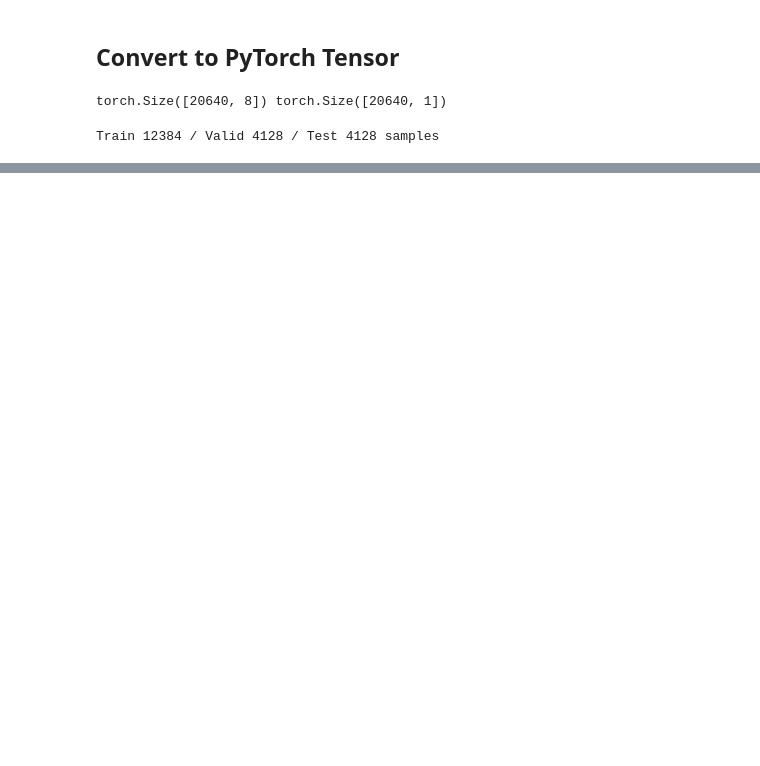
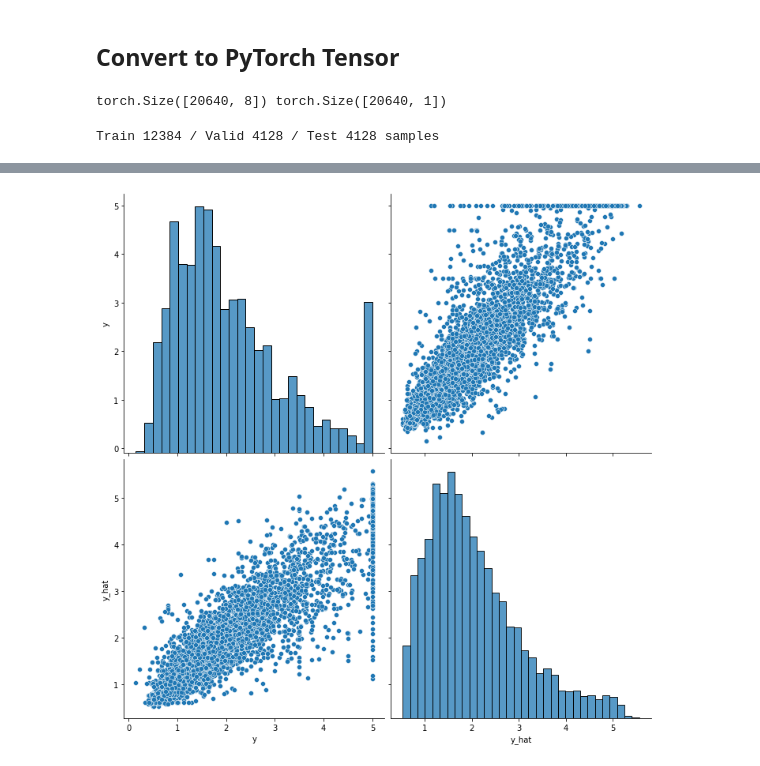
Before and after one commit to OfficialSeonyeong/TIL, a Jupyter notebook: 수료후데이터분석공부/처음부터 시작하는 딥러닝 유치원/Part 13 - 01. split_dataset.ipynb, the cells around one changed output, grey strips where cells are left out. Saved outputs shown, nothing was run; the diff lists cells and outputs as text; code cells hidden in the pictures; blank space fills up the shorter version.

```diff
--- a/수료후데이터분석공부/처음부터 시작하는 딥러닝 유치원/Part 13 - 01. split_dataset.ipynb
+++ b/수료후데이터분석공부/처음부터 시작하는 딥러닝 유치원/Part 13 - 01. split_dataset.ipynb
@@ -69,0 +231,24 @@ TypeError: index_select() received an invalid combination of arguments - got (li
+# %%
+test_loss = 0
+y_hat =[]
+
+with torch.no_grad():
+    x_ = x[2].split(batch_size, dim=0)
+    y_ = y[2].split(batch_size, dim=0)
+
+    for x_i, y_i in zip(x_, y_):
+        y_hat_i = model(x_i)
+        loss = F.mse_loss(y_hat_i, y_i)
+
+        test_loss += loss
+
+        y_hat += [y_hat_i]
+
+test_loss = test_loss / len(x_)
+y_hat = torch.cat(y_hat, dim=0)
+
+sorted_history = sorted(zip(train_history, valid_history), key=lambda x: x[1])
+
+print('Train loss: %.4e' % sorted_history[0][0])
+print('Valid loss: %.4e' % sorted_history[0][1])
+print('Test loss: %.4e' % test_loss)
@@ -69,0 +259,6 @@ TypeError: index_select() received an invalid combination of arguments - got (li
+# %%
+df = pd.DataFrame(torch.cat([y[2], y_hat], dim=1).detach().numpy(), columns=['y','y_hat'])
+sns.pairplot(df, height=5)
+plt.show()
+# %% [output]
+[figure, added]
```
Also changed, not shown: parts of 14 cells of this notebook, 6 other files.
